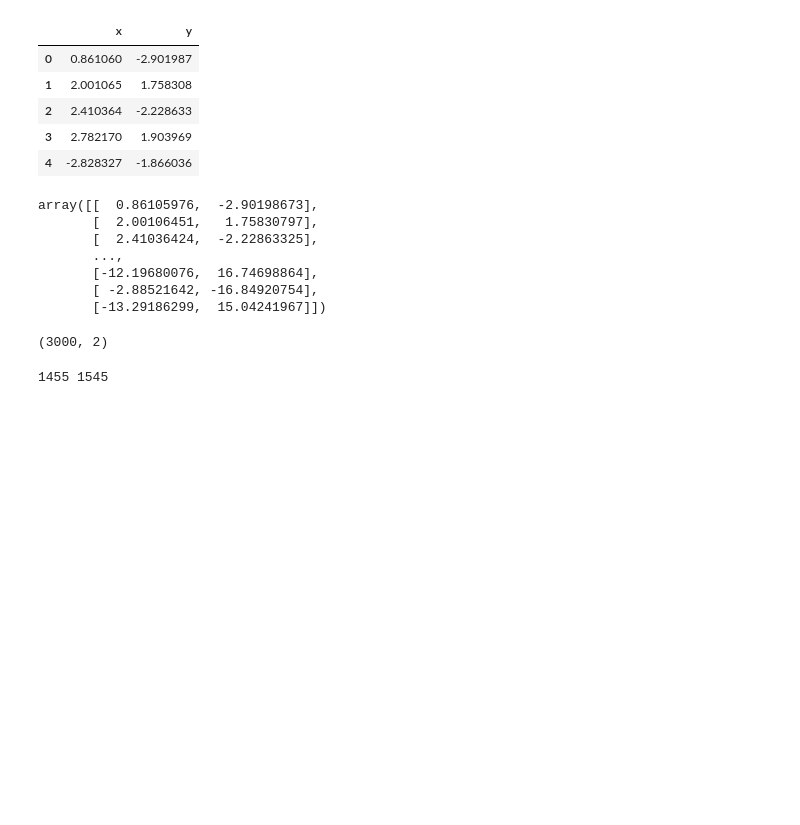
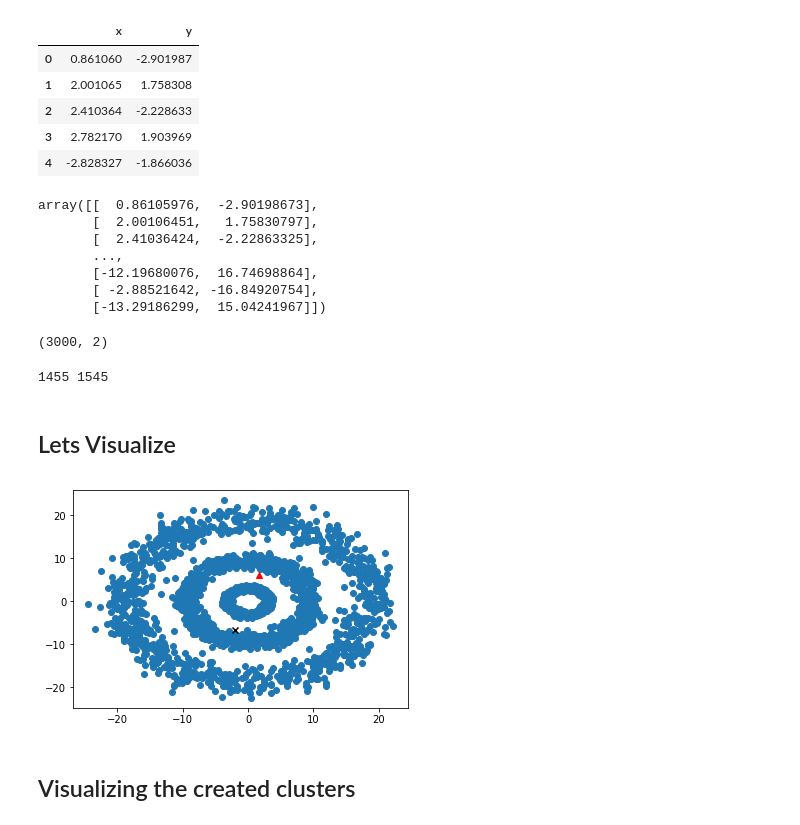
Before and after one commit to mehta-a/Amazon-Review-Clustering, a Jupyter notebook: notebooks/Part IV.ipynb, the cells around one changed output. Drawn from its saved outputs; the diff is of its cells as text; code cells hidden in the pictures; blank space fills up the shorter version.

Commit message:
Added point visualiation, working on k_means modified.

```diff
--- a/notebooks/Part IV.ipynb
+++ b/notebooks/Part IV.ipynb
@@ -52,3 +52,5 @@ clusters, cluster_centroid = k_mean(mat, 2, 5)
 print(len(clusters[0]), len(clusters[1]))
 # %% [output]
 1455 1545
+# %% [markdown]
+## Lets Visualize
@@ -54,0 +59,15 @@ print(len(clusters[0]), len(clusters[1]))
+# %%
+x = np.array(cluster_df['x'])
+y = np.array(cluster_df['y'])
+
+fix, ax = plt.subplots()
+
+ax.scatter(x, y)
+ax.scatter(cluster_centroid[0][0], cluster_centroid[0][1], marker = 'x', facecolor='black')
+ax.scatter(cluster_centroid[1][0], cluster_centroid[1][1], marker = '^', facecolor='red')
+
+plt.show()
+# %% [output]
+[figure, added]
+# %% [markdown]
+## Visualizing the created clusters
```
Also changed, not shown: parts of 4 cells of this notebook, 3 other files.
